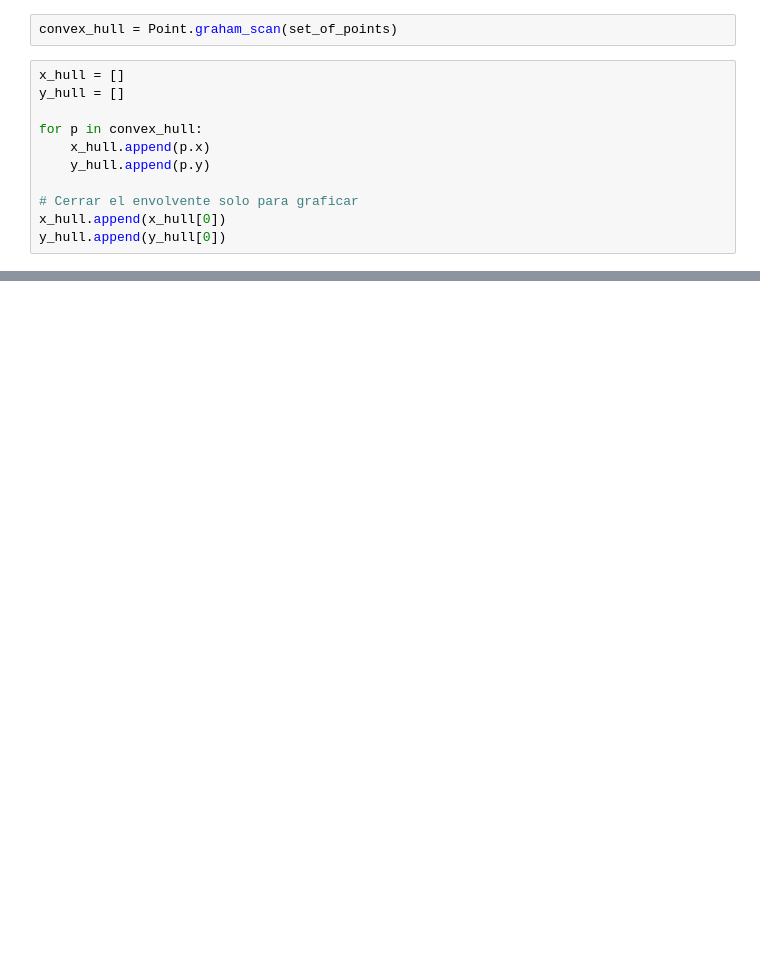
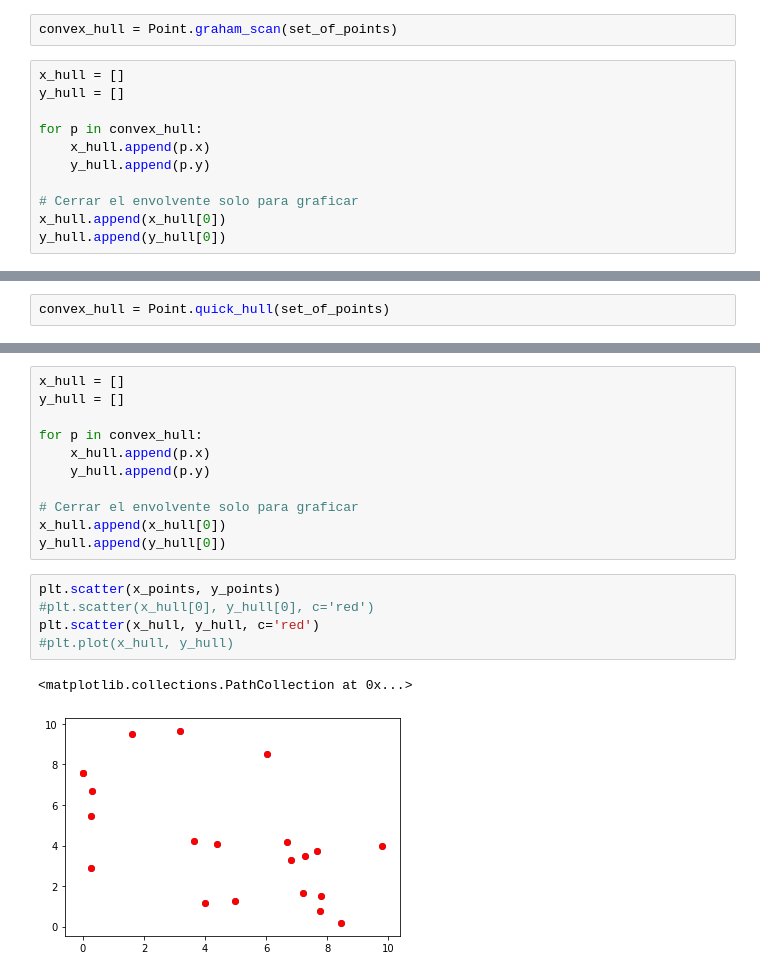
Before and after one commit to Pagutri/ConvexHull, a Jupyter notebook: app/Testing.ipynb, the cells around one changed output, grey strips where cells are left out. Saved outputs shown, nothing was run; the diff lists cells and outputs as text; blank space fills up the shorter version.

```diff
--- a/app/Testing.ipynb
+++ b/app/Testing.ipynb
@@ -46,0 +71,2 @@ plt.plot(x_hull, y_hull)
+# %%
+convex_hull = Point.quick_hull(set_of_points)
@@ -46,0 +91,19 @@ plt.plot(x_hull, y_hull)
+# %%
+x_hull = []
+y_hull = []
+
+for p in convex_hull:
+    x_hull.append(p.x)
+    y_hull.append(p.y)
+
+# Cerrar el envolvente solo para graficar
+x_hull.append(x_hull[0])
+y_hull.append(y_hull[0])
+# %%
+plt.scatter(x_points, y_points)
+#plt.scatter(x_hull[0], y_hull[0], c='red')
+plt.scatter(x_hull, y_hull, c='red')
+#plt.plot(x_hull, y_hull)
+# %% [output]
+<matplotlib.collections.PathCollection at 0x...>
+[figure, added]
```
Also changed, not shown: parts of 8 cells of this notebook, 1 other file.
